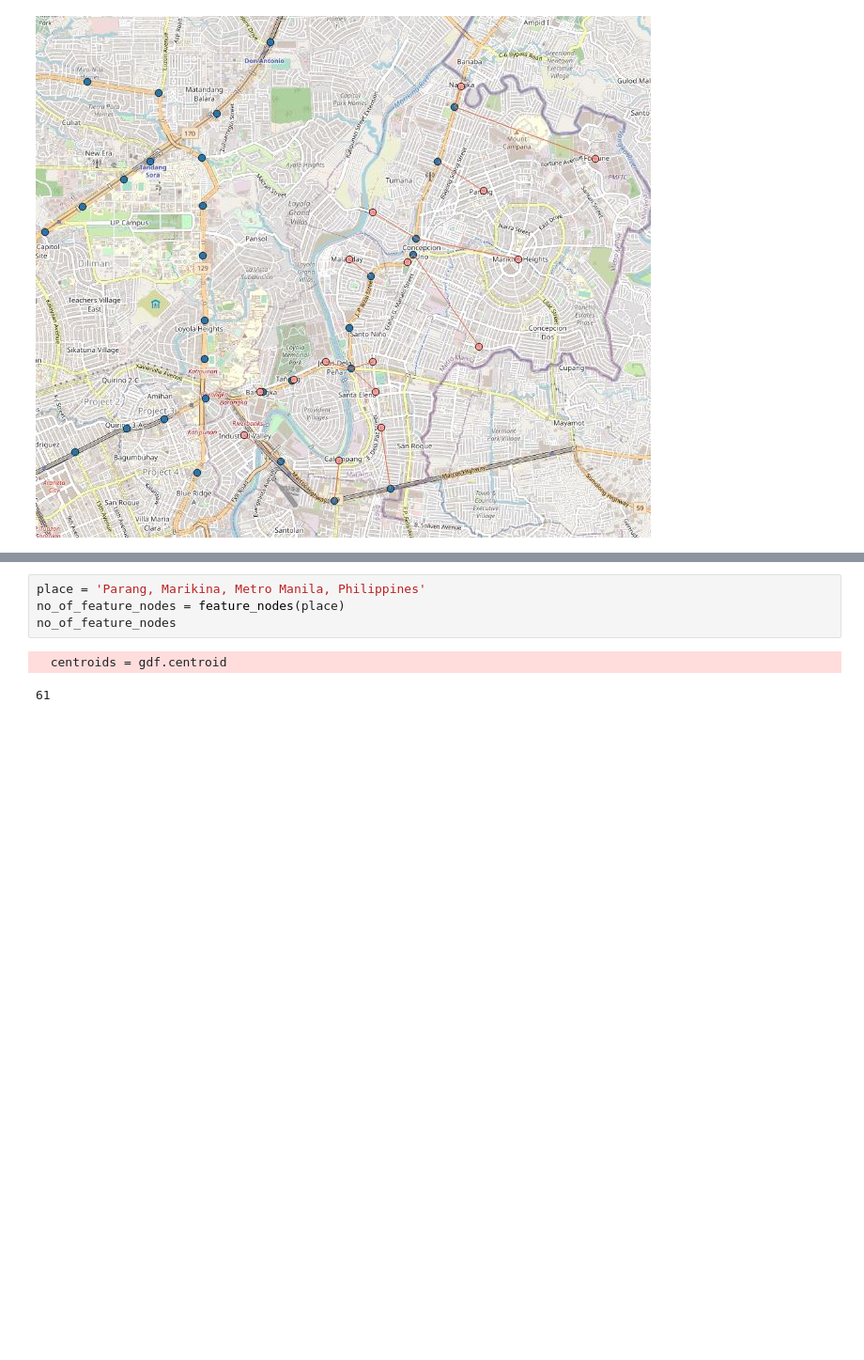
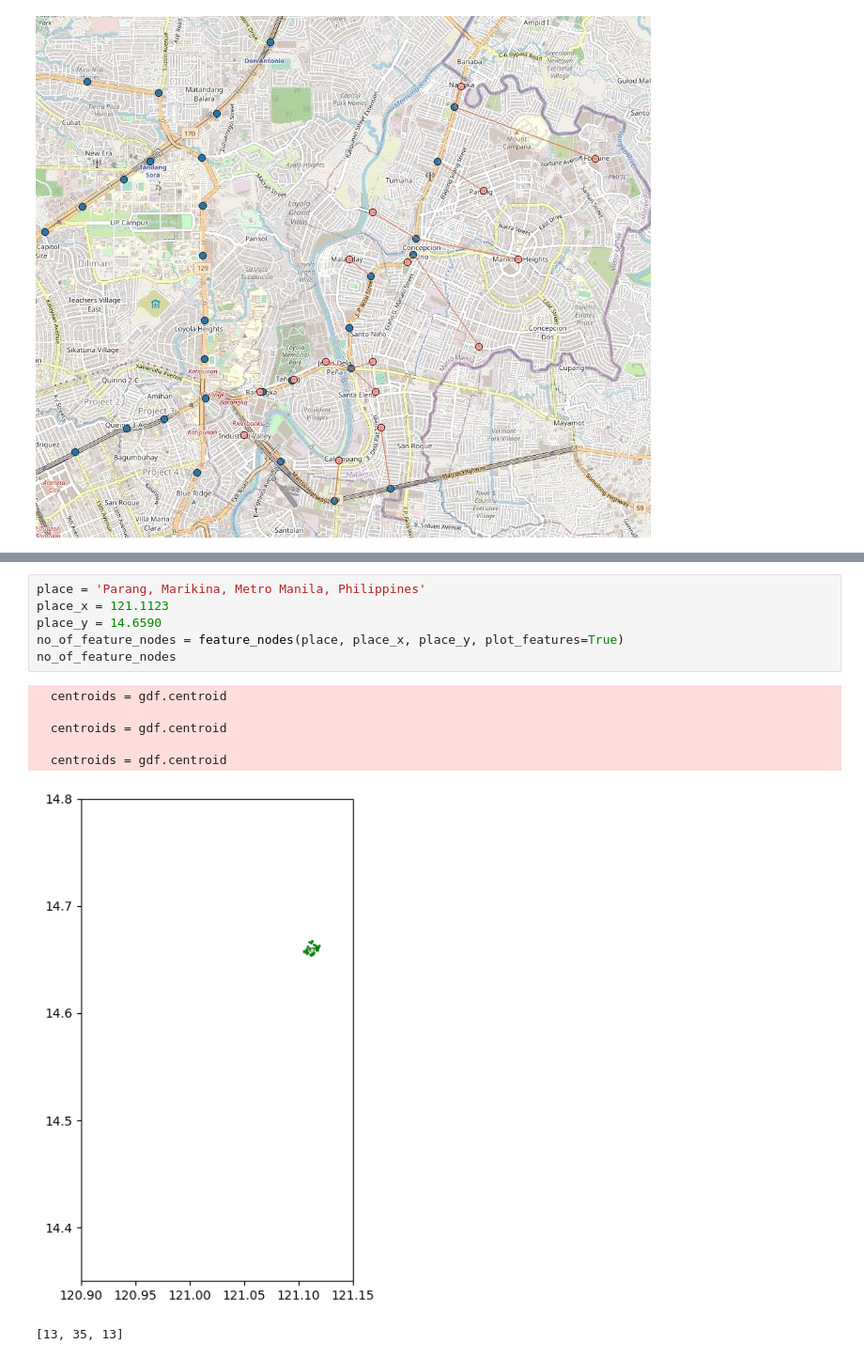
Before and after one commit to msescordial/rnga, a Jupyter notebook: Generating_Demand_Matrix.ipynb, the cells around one changed output, grey strips where cells are left out. Shown at 94% size. Drawn from its saved outputs; the diff is of its cells as text; blank space fills up the shorter version.

```diff
--- a/Generating_Demand_Matrix.ipynb
+++ b/Generating_Demand_Matrix.ipynb
@@ -139,8 +172,15 @@ def feature_nodes(place):
     return no_of_feature_nodes
 # %%
 place = 'Parang, Marikina, Metro Manila, Philippines'
-no_of_feature_nodes = feature_nodes(place)
+place_x = 121.1123
+place_y = 14.6590
+no_of_feature_nodes = feature_nodes(place, place_x, place_y, plot_features=True)
 no_of_feature_nodes
 # %% [output]
   centroids = gdf.centroid
+
+  centroids = gdf.centroid
+
+  centroids = gdf.centroid
+[figure, added]
-61
+[13, 35, 13]
```
Also changed, not shown: parts of 60 cells of this notebook.
